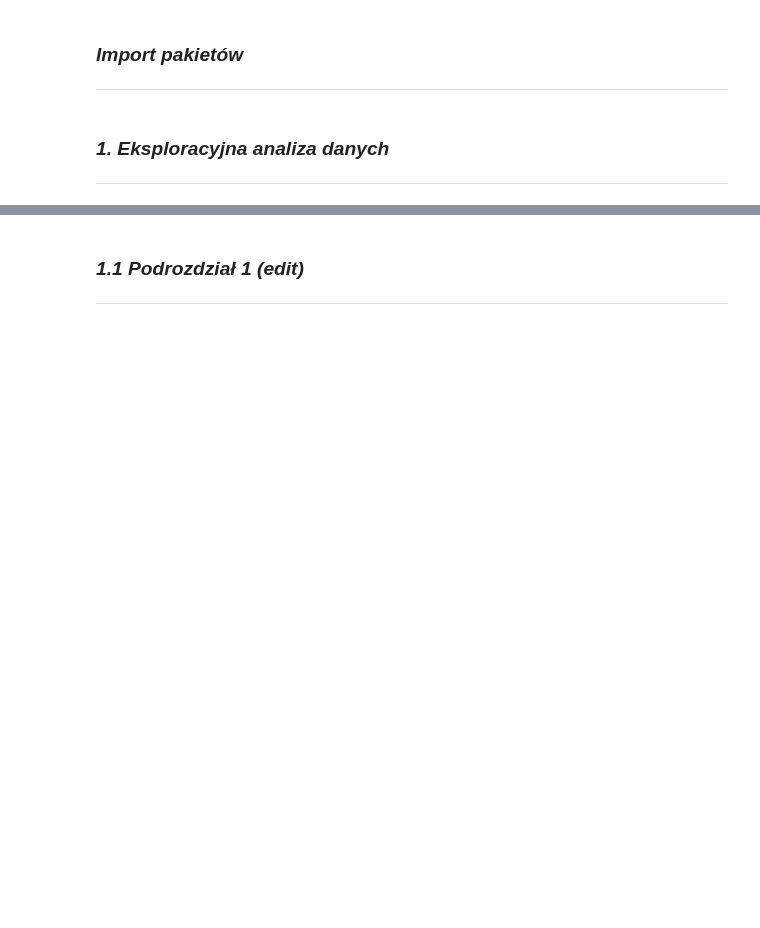
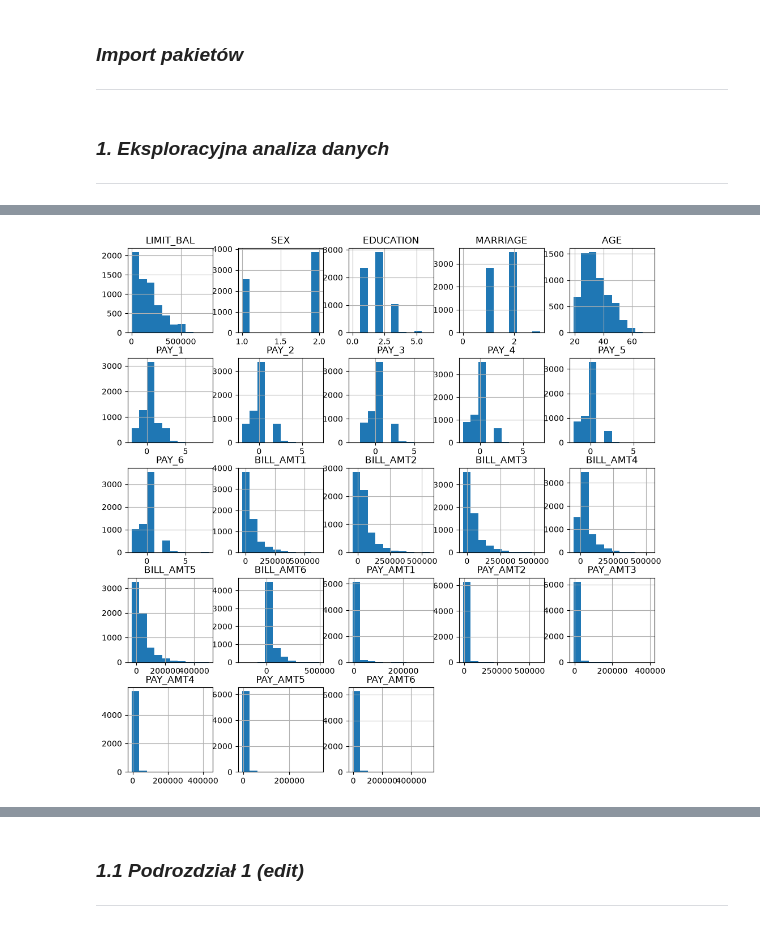
Before and after one commit to pkb-pmj/pw-sem5-ml, a Jupyter notebook: projects/KM1/notebook.ipynb, the cells around one changed output, grey strips where cells are left out. Saved outputs shown, nothing was run; the diff lists cells and outputs as text; code cells hidden in the pictures; blank space fills up the shorter version.

```diff
--- a/projects/KM1/notebook.ipynb
+++ b/projects/KM1/notebook.ipynb
@@ -24,3 +35,8 @@
 # %% [markdown]
 ### *1. Eksploracyjna analiza danych*
 -------
+# %%
+X_train = pd.read_csv("X_train.csv")
+X_test = pd.read_csv("X_test.csv")
+y_train = pd.read_csv("y_train.csv")
+X_train.info()
@@ -26,0 +77,2 @@
+# %%
+X_train.rename(columns={"PAY_0": "PAY_1"}, inplace=True)
@@ -26,0 +102,4 @@
+# %%
+X_train.hist(figsize=(12, 12));
+# %% [output]
+[figure, added]
```
Also changed, not shown: parts of 16 cells of this notebook.
